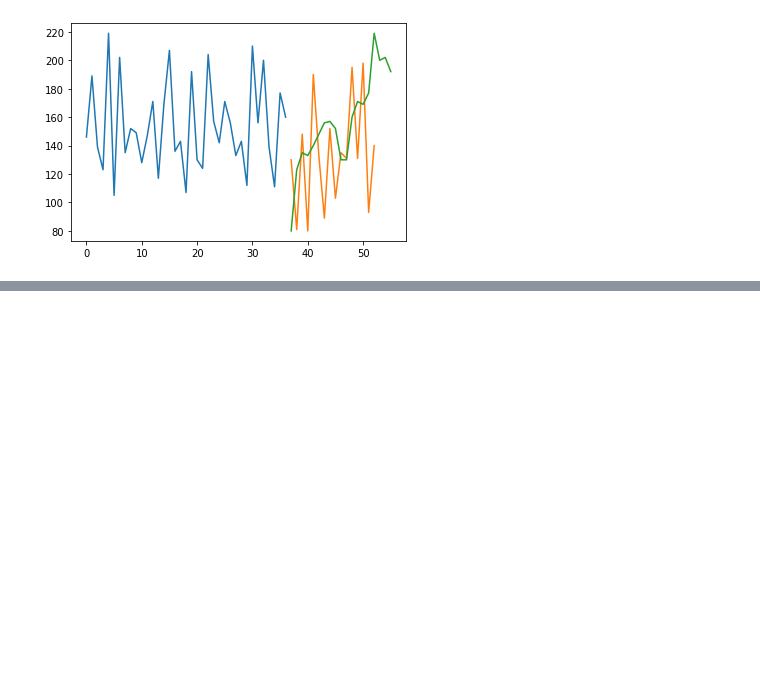
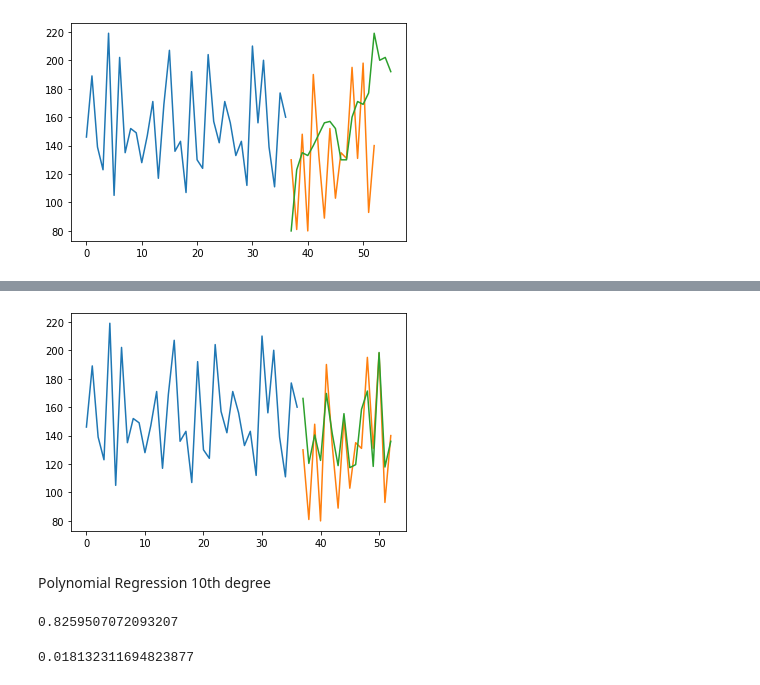
Before and after one commit to TracyRenee61/Misc-Predictions, a Jupyter notebook: TS_Anon_Training_Deficiency.ipynb, the cells around one changed output, grey strips where cells are left out. Saved outputs shown, nothing was run; the diff lists cells and outputs as text; code cells hidden in the pictures; blank space fills up the shorter version.

```diff
--- a/TS_Anon_Training_Deficiency.ipynb
+++ b/TS_Anon_Training_Deficiency.ipynb
@@ -388,0 +393,9 @@ pyplot.show()
+# %%
+from sklearn.preprocessing import PolynomialFeatures
+from sklearn.pipeline import make_pipeline
+from sklearn.linear_model import LinearRegression
+
+degree = 4
+model = make_pipeline(PolynomialFeatures(degree), LinearRegression())
+model.fit(X_train, y_train)
+print(model.score(X_train, y_train))
@@ -388,0 +404,3 @@ pyplot.show()
+# %%
+y_pred=model.predict(X_val)
+print(model.score(X_val, y_val))
@@ -388,0 +430,28 @@ pyplot.show()
+# %%
+# plot predictions and expected results
+from matplotlib import pyplot
+
+pyplot.plot(y_train)
+pyplot.plot([None for i in y_train] + [x for x in y_val])
+pyplot.plot([None for i in y_train] + [x for x in y_pred])
+pyplot.show()
+# %% [output]
+[figure, added]
+# %% [markdown]
+Polynomial Regression 10th degree
+# %%
+from sklearn.preprocessing import PolynomialFeatures
+from sklearn.pipeline import make_pipeline
+from sklearn.linear_model import LinearRegression
+
+degree = 10
+model = make_pipeline(PolynomialFeatures(degree), LinearRegression())
+model.fit(X_train, y_train)
+print(model.score(X_train, y_train))
+# %% [output]
+0.8259507072093207
+# %%
+y_pred=model.predict(X_val)
+print(model.score(X_val, y_val))
+# %% [output]
+0.018132311694823877
```
Also changed, not shown: parts of 7 cells of this notebook.
